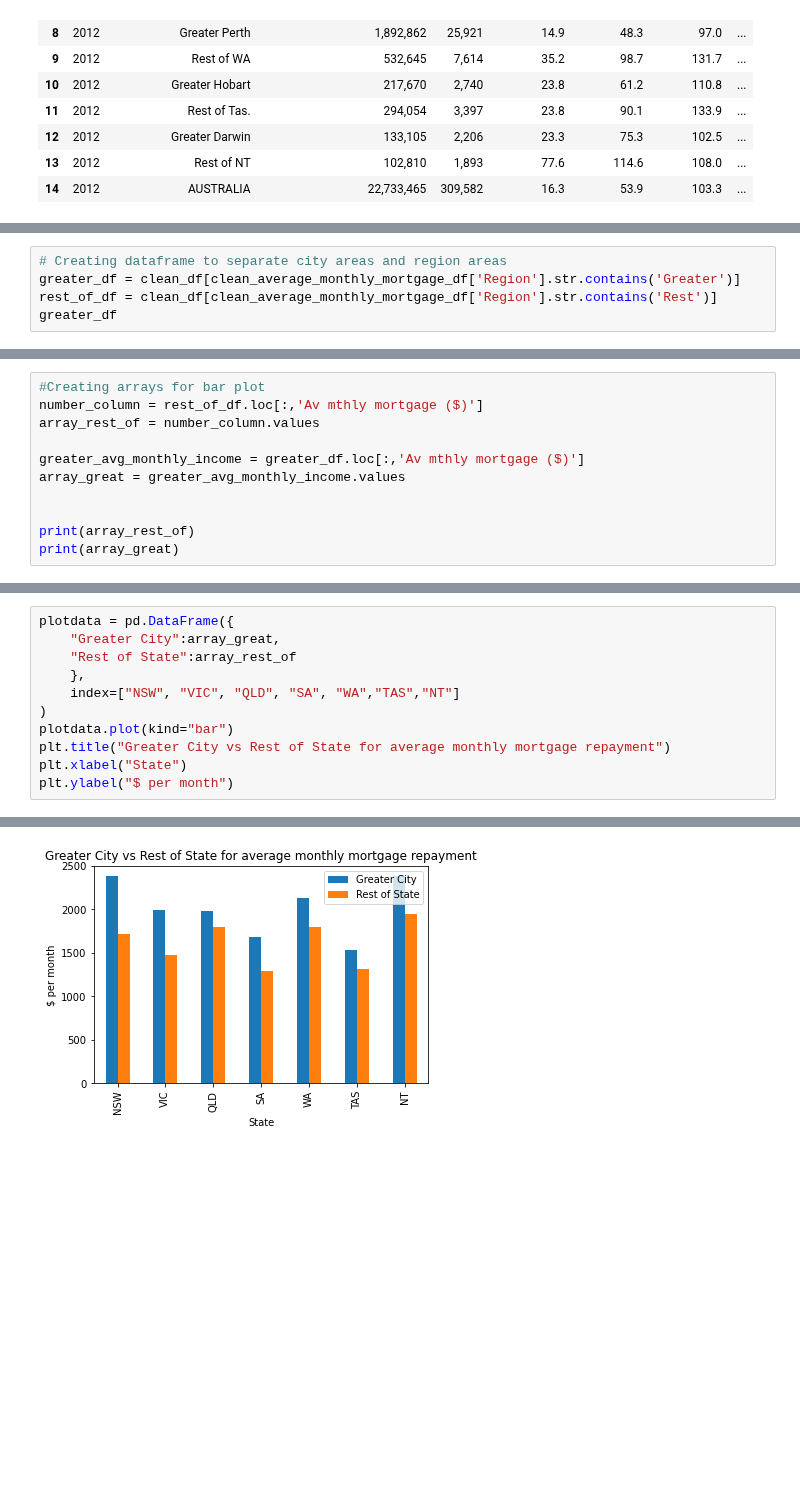
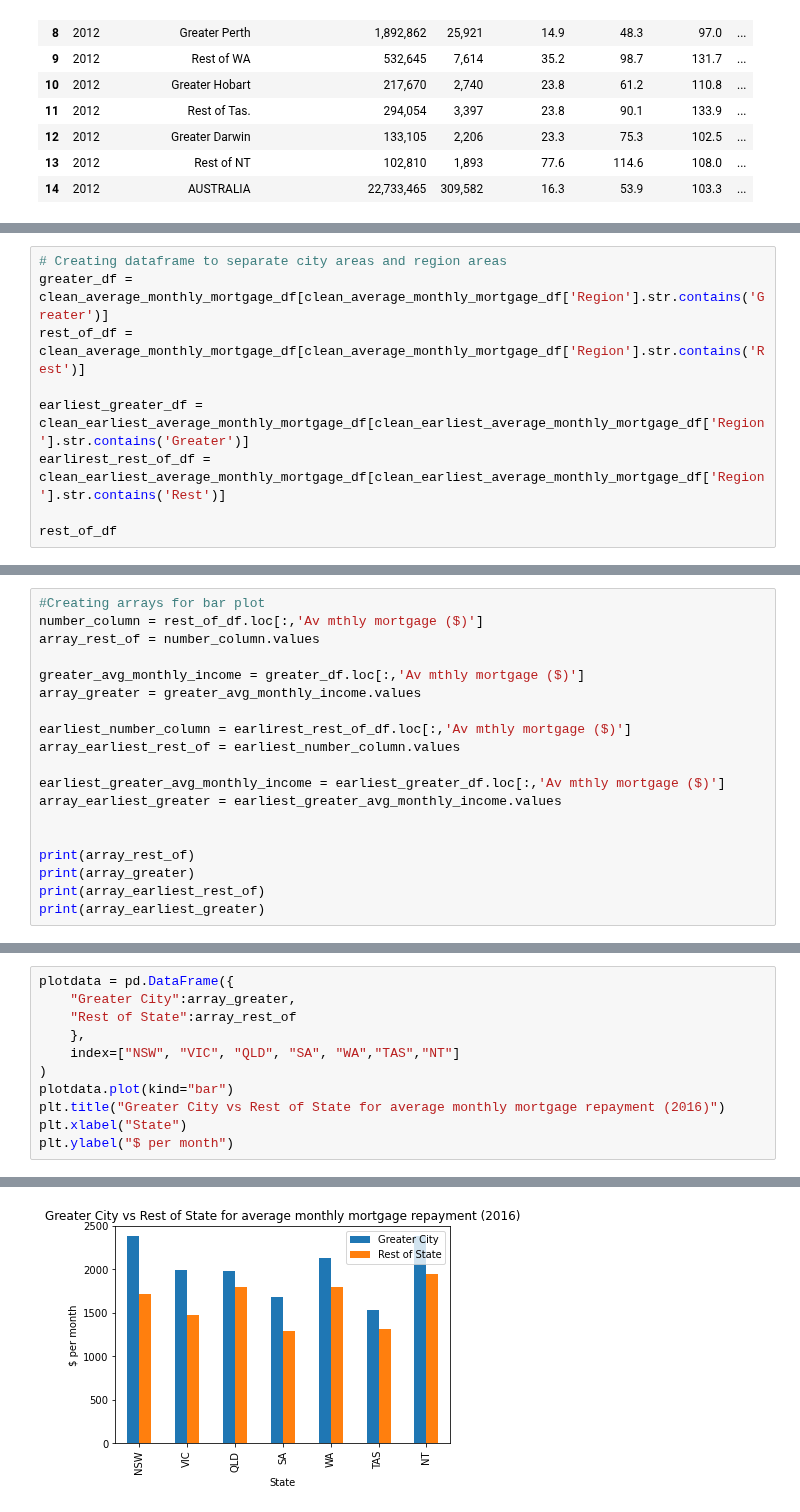
Before and after one commit to NathanJPotter/Team-Project-1, a Jupyter notebook: Project 1.ipynb, the cells around one changed output, grey strips where cells are left out. Drawn from its saved outputs; the diff is of its cells as text; blank space fills up the shorter version.

```diff
--- a/Project 1.ipynb
+++ b/Project 1.ipynb
@@ -725,7 +728,11 @@ clean_average_monthly_mortgage_df
 # %%
 # Creating dataframe to separate city areas and region areas
-greater_df = clean_df[clean_average_monthly_mortgage_df['Region'].str.contains('Greater')]
-rest_of_df = clean_df[clean_average_monthly_mortgage_df['Region'].str.contains('Rest')]
-greater_df
+greater_df = clean_average_monthly_mortgage_df[clean_average_monthly_mortgage_df['Region'].str.contains('Greater')]
+rest_of_df = clean_average_monthly_mortgage_df[clean_average_monthly_mortgage_df['Region'].str.contains('Rest')]
+
+earliest_greater_df = clean_earliest_average_monthly_mortgage_df[clean_earliest_average_monthly_mortgage_df['Region'].str.contains('Greater')]
+earlirest_rest_of_df = clean_earliest_average_monthly_mortgage_df[clean_earliest_average_monthly_mortgage_df['Region'].str.contains('Rest')]
+
+rest_of_df
 # %% [output]
 |  | Year | Region | Av mthly mortgage ($) |
@@ -742,11 +749,19 @@ number_column = rest_of_df.loc[:,'Av mthly mortgage ($)']
 array_rest_of = number_column.values
 
 greater_avg_monthly_income = greater_df.loc[:,'Av mthly mortgage ($)']
-array_great = greater_avg_monthly_income.values
+array_greater = greater_avg_monthly_income.values
+
+earliest_number_column = earlirest_rest_of_df.loc[:,'Av mthly mortgage ($)']
+array_earliest_rest_of = earliest_number_column.values
+
+earliest_greater_avg_monthly_income = earliest_greater_df.loc[:,'Av mthly mortgage ($)']
+array_earliest_greater = earliest_greater_avg_monthly_income.values
 
 
 print(array_rest_of)
-print(array_great)
+print(array_greater)
+print(array_earliest_rest_of)
+print(array_earliest_greater)
 # %% [output]
 [1719 1475 1795 1290 1795 1314 1945]
 [2384 1997 1987 1686 2132 1531 2383]
@@ -753,14 +770,14 @@ print(array_great)
 # %%
 plotdata = pd.DataFrame({
-    "Greater City":array_great,
+    "Greater City":array_greater,
     "Rest of State":array_rest_of
     },
     index=["NSW", "VIC", "QLD", "SA", "WA","TAS","NT"]
 )
 plotdata.plot(kind="bar")
-plt.title("Greater City vs Rest of State for average monthly mortgage repayment")
+plt.title("Greater City vs Rest of State for average monthly mortgage repayment (2016)")
 plt.xlabel("State")
 plt.ylabel("$ per month")
 # %% [output]
 Text(0, 0.5, '$ per month')
-[figure, old version]
+[figure, new version]
```
Also changed, not shown: parts of 5 cells of this notebook.
